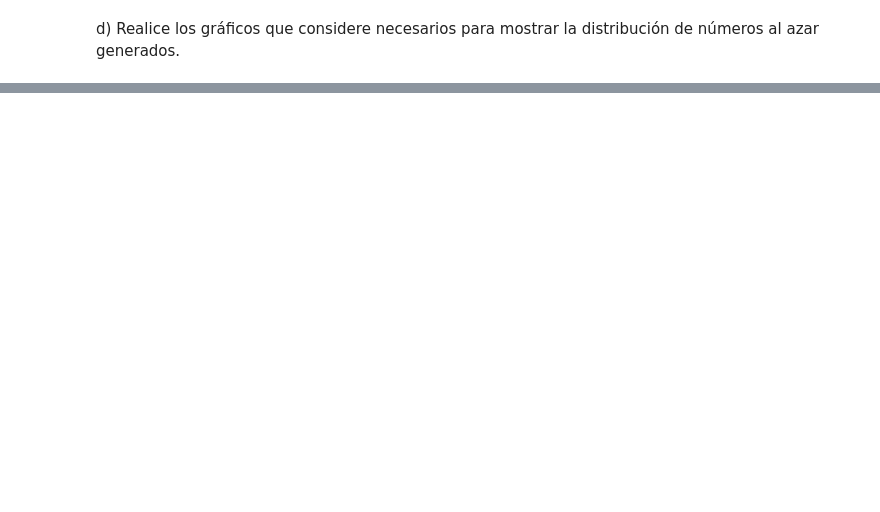
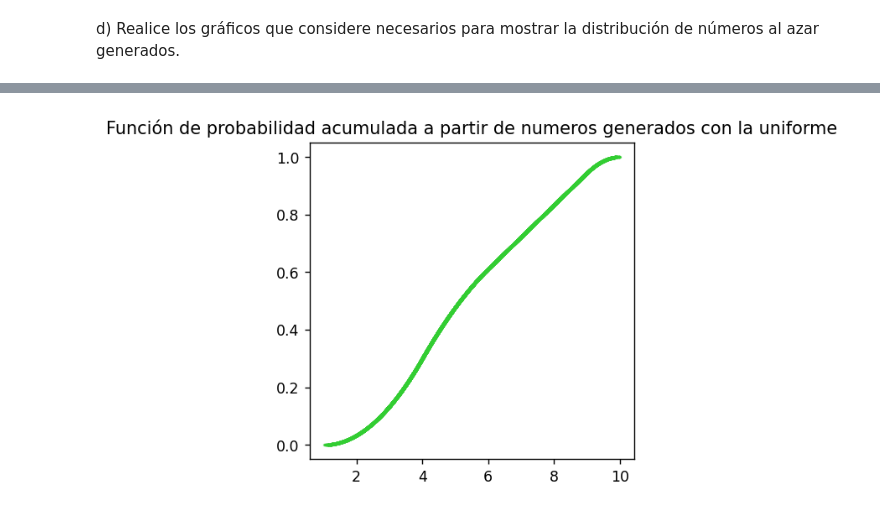
Before and after one commit to matiscakosky/simulhav, a Jupyter notebook: tp1.ipynb, the cells around one changed output, grey strips where cells are left out. Cells and saved outputs as stored; diff of their text form; code cells hidden in the pictures; blank space fills up the shorter version.

```diff
--- a/tp1.ipynb
+++ b/tp1.ipynb
@@ -351,3 +359,10 @@ plt.show()
 # %% [markdown]
 c) Utilizando el generador de números aleatorios implementado en el ítem b del ejercicio 1, genere números al azar
 con la distribución propuesta.
+# %%
+muestra = 50000
+resultado_gcl_reduce = numeros_random(muestra, gcl_reduce, semilla)
+generados_dist = []
+for y in resultado_gcl_reduce:
+    x = inversa_probabilidad_acumulada(y)
+    generados_dist.append(x)
@@ -355,0 +397,7 @@ d) Realice los gráficos que considere necesarios para mostrar la distribución
+# %%
+plt.figure(dpi=125, figsize=(4, 4))
+plt.scatter(generados_dist, resultado_gcl_reduce, color="limegreen", alpha=0.5, s=1)
+plt.title("Función de probabilidad acumulada a partir de numeros generados con la uniforme")
+plt.show()
+# %% [output]
+[figure, added]
```
Also changed, not shown: parts of 18 cells of this notebook.
